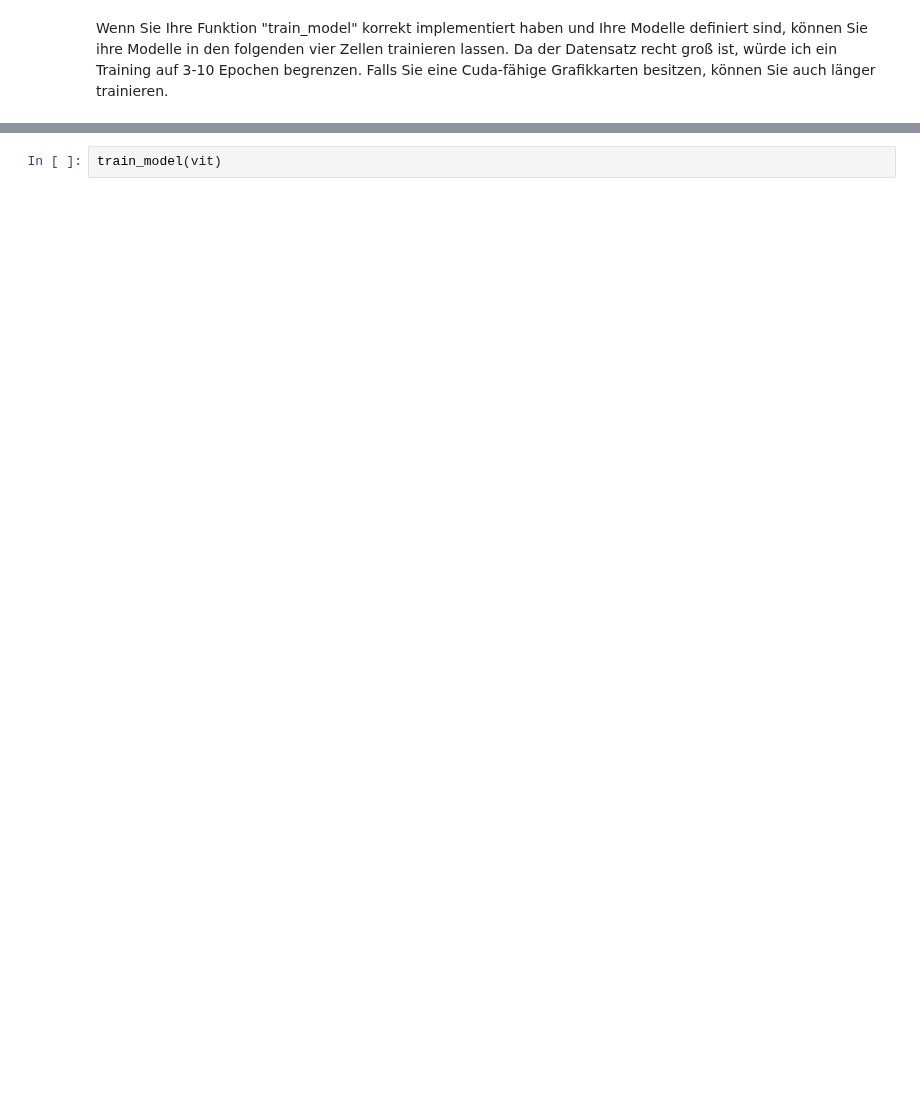
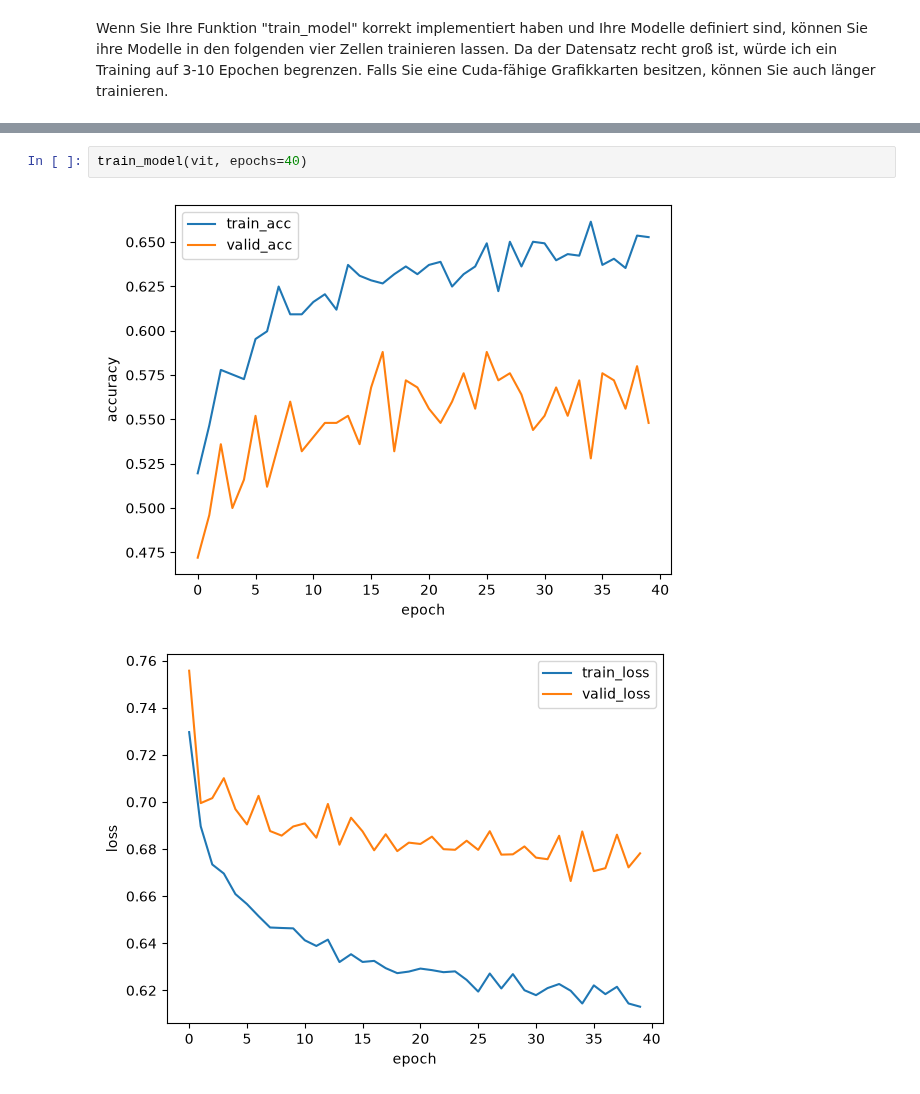
Before and after one commit to fhswf/aki-dl, a Jupyter notebook: Veranstaltung_2/Aufgabe_1/Aufgabe_1.ipynb, the cells around one changed output, grey strips where cells are left out. Cells and saved outputs as stored; diff of their text form; blank space fills up the shorter version.

```diff
--- a/Veranstaltung_2/Aufgabe_1/Aufgabe_1.ipynb
+++ b/Veranstaltung_2/Aufgabe_1/Aufgabe_1.ipynb
@@ -172,2 +358,5 @@ train_model(resnet)
 # %%
-train_model(vit)
+train_model(vit, epochs=40)
+# %% [output]
+[figure, added]
+[figure, added]
```
Also changed, not shown: parts of 11 cells of this notebook.
